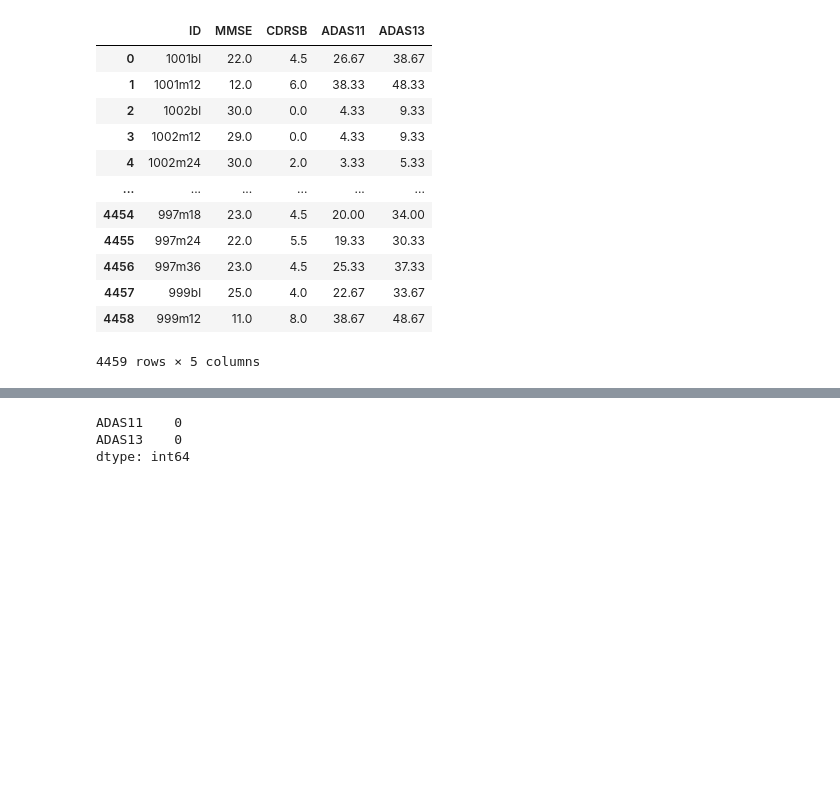
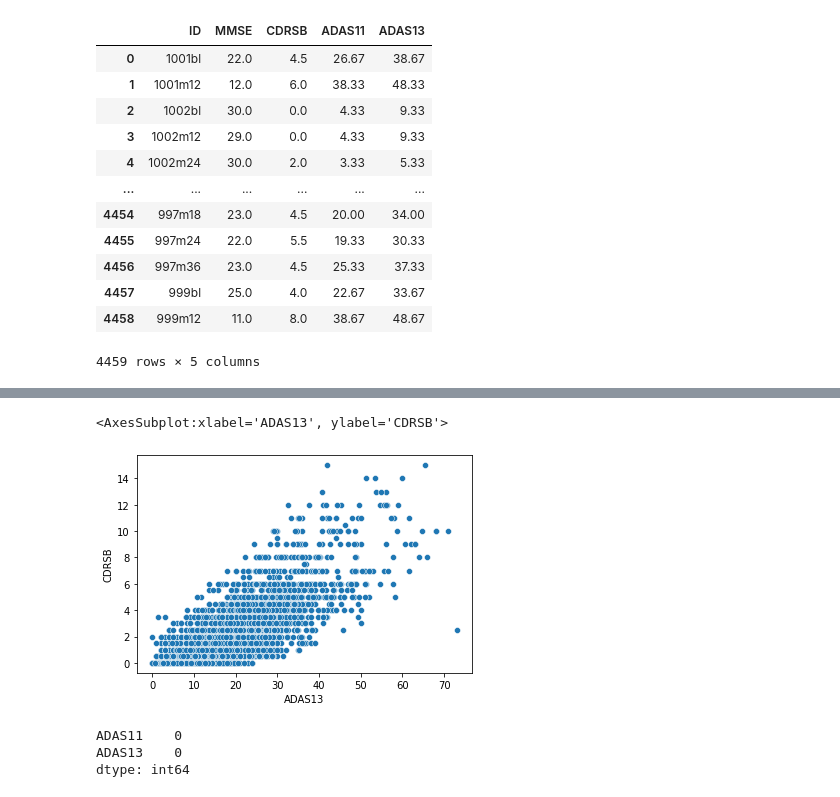
Before and after one commit to umayaaah/xai-for-alzheimer-prediction, a Jupyter notebook: preprocessing/ADNI_preprocessing.ipynb, the cells around one changed output, grey strips where cells are left out. Drawn from its saved outputs; the diff is of its cells as text; code cells hidden in the pictures; blank space fills up the shorter version.

```diff
--- a/preprocessing/ADNI_preprocessing.ipynb
+++ b/preprocessing/ADNI_preprocessing.ipynb
@@ -333,3 +333,8 @@ sns.scatterplot(x=neuro_df['CDRSB'], y=neuro_df['ADAS11'])
+# %%
+sns.scatterplot(x=neuro_df['ADAS13'], y=neuro_df['CDRSB'])
+# %% [output]
+<AxesSubplot:xlabel='ADAS13', ylabel='CDRSB'>
+[figure, added]
 # %%
 # Now we want to fill out ADAS11 and ADAS13 based on CDRSB
 neuro_df[['CDRSB', 'ADAS11', 'ADAS13']] = itr.fit_transform(neuro_df[['CDRSB', 'ADAS11', 'ADAS13']])
```
Also changed, not shown: parts of 1 cell of this notebook.
